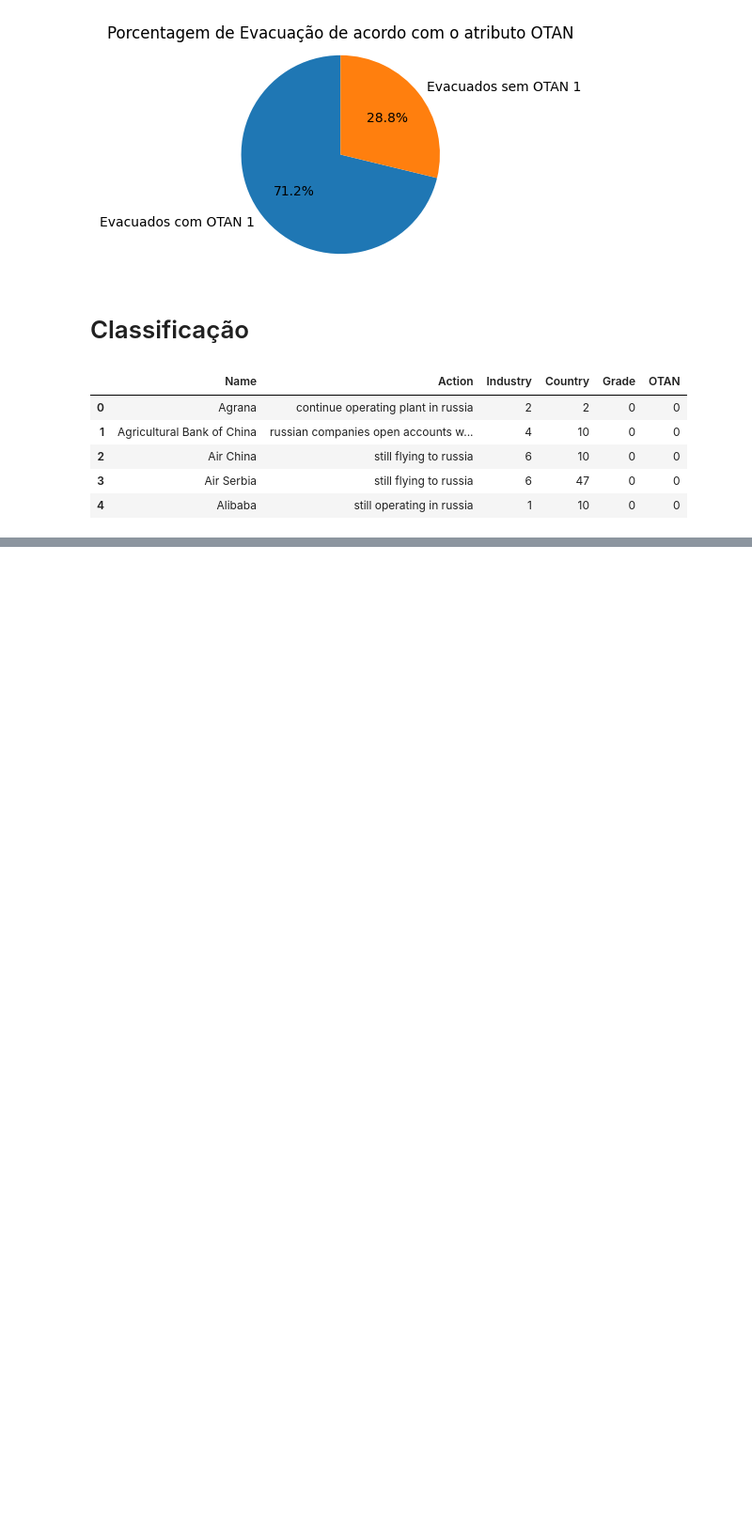
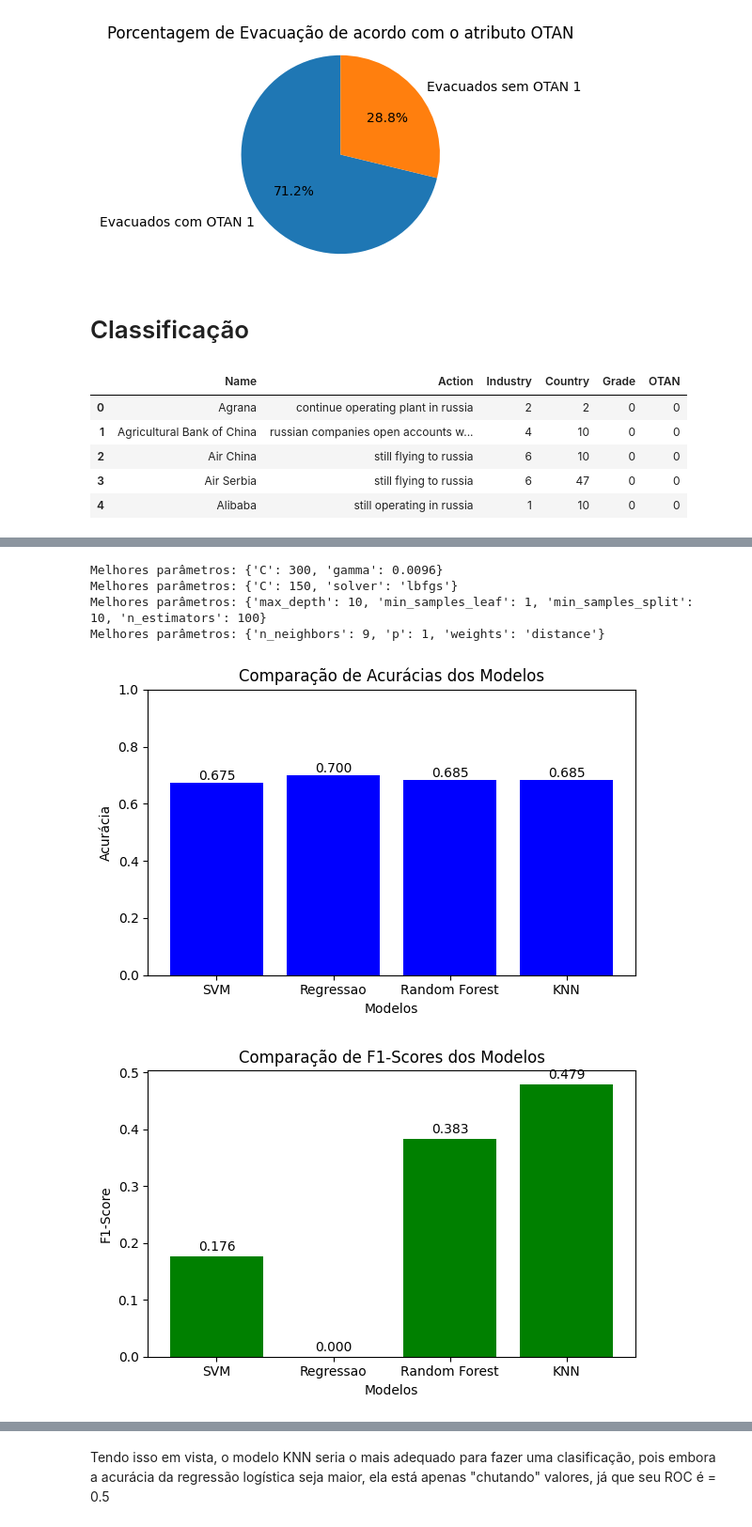
Before and after one commit to rnlobao/Russia-Companies, a Jupyter notebook: TPMineracao.ipynb, the cells around one changed output, grey strips where cells are left out. Shown at 94% size. Saved outputs shown, nothing was run; the diff lists cells and outputs as text; code cells hidden in the pictures; blank space fills up the shorter version.

```diff
--- a/TPMineracao.ipynb
+++ b/TPMineracao.ipynb
@@ -963,0 +1013,55 @@ Acurácia do modelo: 0.6908517350157729
+# %%
+svm_accuracy, svm_f1, svm_auc_roc = classification_svm()
+logisticRegression_accuracy, logisticRegression_f1, logisticRegression_auc_roc = classification_logisticRegression()
+randomForest_accuracy, randomForest_f1, randomForest_auc_roc = classification_randomForest()
+knn_accuracy, knn_f1, knn_auc_roc = classification_knn()
+
+model_names = ['SVM', 'Regressao', 'Random Forest', 'KNN']
+accuracies = [svm_accuracy, logisticRegression_accuracy, randomForest_accuracy, knn_accuracy]
+f1_scores = [svm_f1, logisticRegression_f1, randomForest_f1, knn_f1]
+auc_roc_scores = [svm_auc_roc, logisticRegression_auc_roc, randomForest_auc_roc, knn_auc_roc]
+
+plt.figure(figsize=(6, 4))
+bars1 = plt.bar(model_names, accuracies, color='blue')
+plt.xlabel('Modelos')
+plt.ylabel('Acurácia')
+plt.title('Comparação de Acurácias dos Modelos')
+plt.ylim(0, 1)
+
+for bar, value in zip(bars1, accuracies):
+    plt.text(bar.get_x() + bar.get_width() / 2, bar.get_height() + 0.01, f'{value:.3f}', ha='center', color='black')
+
+plt.tight_layout()
+plt.show()
+
+plt.figure(figsize=(6, 4))
+bars2 = plt.bar(model_names, f1_scores, color='green')
+plt.xlabel('Modelos')
+plt.ylabel('F1-Score')
+plt.title('Comparação de F1-Scores dos Modelos')
+
+for bar, value in zip(bars2, f1_scores):
+    plt.text(bar.get_x() + bar.get_width() / 2, bar.get_height() + 0.01, f'{value:.3f}', ha='center', color='black')
+
+plt.tight_layout()
+plt.show()
+
+plt.figure(figsize=(6, 4))
+plt.plot(model_names, auc_roc_scores, marker='o')
+plt.xlabel('Modelos')
+plt.ylabel('AUC-ROC')
+plt.title('Comparação de AUC-ROC dos Modelos')
+
+for x, y in zip(model_names, auc_roc_scores):
+    plt.text(x, y + 0.01, f'{y:.3f}', ha='center', color='black')
+
+plt.ylim(0.0, 1.0)
+plt.grid(True)
+plt.show()
+# %% [output]
+Melhores parâmetros: {'C': 300, 'gamma': 0.0096}
+Melhores parâmetros: {'C': 150, 'solver': 'lbfgs'}
+Melhores parâmetros: {'max_depth': 10, 'min_samples_leaf': 1, 'min_samples_split': 10, 'n_estimators': 100}
+Melhores parâmetros: {'n_neighbors': 9, 'p': 1, 'weights': 'distance'}
+[figure, added]
+[figure, added]
@@ -963,0 +1069,2 @@ Acurácia do modelo: 0.6908517350157729
+# %% [markdown]
+Tendo isso em vista, o modelo KNN seria o mais adequado para fazer uma clasificação, pois embora a acurácia da regressão logística seja maior, ela está apenas "chutando" valores, já que seu ROC é = 0.5
```
Also changed, not shown: parts of 18 cells of this notebook.
